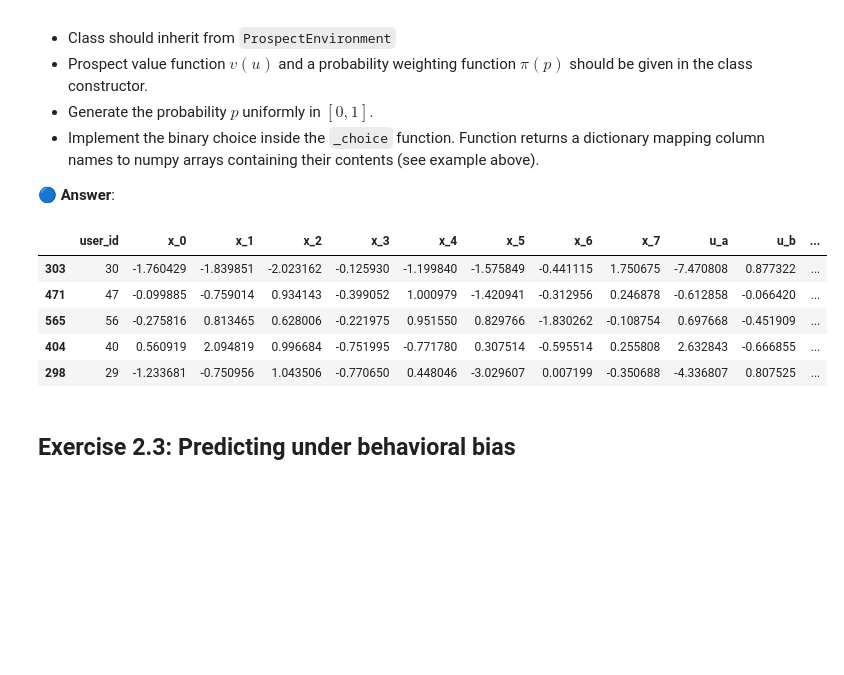
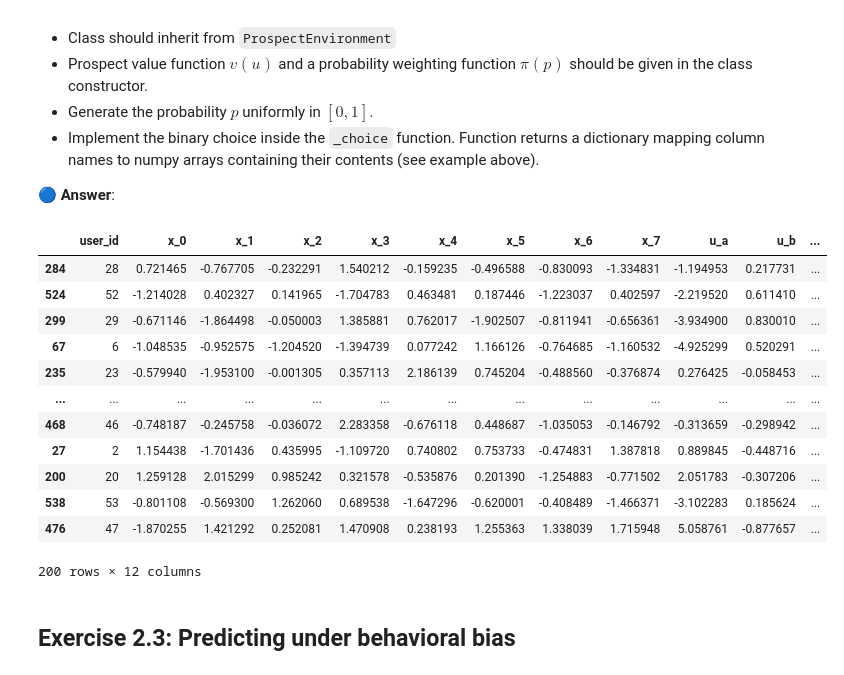
Before and after one commit to haneenna1/Machine-learnign-and-human-behaviour, a Jupyter notebook: Workshop1/236608-WS1.ipynb, the cells around one changed output. Saved outputs shown, nothing was run; the diff lists cells and outputs as text; code cells hidden in the pictures; blank space fills up the shorter version.

```diff
--- a/Workshop1/236608-WS1.ipynb
+++ b/Workshop1/236608-WS1.ipynb
@@ -761,8 +761,8 @@ Based on the example above, implement the `BehavioralProspectEnvironment` class
 # %%
 ## YOUR SOLUTION
 class BehavioralProspectEnvironment(ProspectEnvironment):
-    def __init__(self, f_val, f_pi):
-        p_a = np.random.uniform(0,1)
+    def __init__(self, f_val, f_pi, p = 0.3):
+        p_a = p
         self.p = [p_a, 1-p_a]
         self.f_pi = f_pi
         self.f_val = f_val
@@ -785,45 +785,53 @@ class BehavioralProspectEnvironment(ProspectEnvironment):
         u_a = self._true_value(users[0], items)
         u_b = self._true_value(users[1], items)
 
         return {
             'u_a':u_a,
             'u_b':u_b,
             'rational_choice': np.array([self.f_pi(self.p[0])*np.array(self.f_val(u_a_i))
                                   + self.f_pi(self.p[1])*np.array(self.f_val(u_b_i)) >= 0
                                   for (u_a_i, u_b_i) in zip(u_a, u_b)])
 
         }
 
 
 ### Test for correctness:
-alpha = 0.88
-beta = 0.88
-gamma = 2.5
-f_val = PowerLossAversion(alpha, beta, gamma)
+# alpha = 0.88
 
-def f_pi(u):
-  return u+0.1 if u<0.1 else u
+# beta = 0.88
+# gamma = 2.5
+# f_val = PowerLossAversion(alpha, beta, gamma)
+
+# def f_pi(u):
+#   return u+0.1 if u<0.1 else u
 
 # rational_env_example = BehavioralProspectEnvironment(f_val, f_pi)
 # users = rational_env_example._generate_user_attributes(2)
 # items = rational_env_example._generate_item_attributes(2)
 # choice_dict = rational_env_example._choice(users, items)
 
 # print(choice_dict)
 # rational_train_df, rational_eval_df = rational_env_example.generate_train_eval_datasets(n_users=100)
 # rational_train_df.sample(5)
 
 
 behavioral_env_example = BehavioralProspectEnvironment(f_val, f_pi)
 rational_train_df, rational_eval_df = behavioral_env_example.generate_train_eval_datasets(n_users=100)
-rational_train_df.sample(5)
+rational_train_df.sample(200)
 # %% [output]
 |  | user_id | x_0 | x_1 | x_2 | x_3 | x_4 | x_5 | x_6 | x_7 | u_a | u_b | ... |
-| 303 | 30 | -1.760429 | -1.839851 | -2.023162 | -0.125930 | -1.199840 | -1.575849 | -0.441115 | 1.750675 | -7.470808 | 0.877322 | ... |
-| 471 | 47 | -0.099885 | -0.759014 | 0.934143 | -0.399052 | 1.000979 | -1.420941 | -0.312956 | 0.246878 | -0.612858 | -0.066420 | ... |
-| 565 | 56 | -0.275816 | 0.813465 | 0.628006 | -0.221975 | 0.951550 | 0.829766 | -1.830262 | -0.108754 | 0.697668 | -0.451909 | ... |
-| 404 | 40 | 0.560919 | 2.094819 | 0.996684 | -0.751995 | -0.771780 | 0.307514 | -0.595514 | 0.255808 | 2.632843 | -0.666855 | ... |
-| 298 | 29 | -1.233681 | -0.750956 | 1.043506 | -0.770650 | 0.448046 | -3.029607 | 0.007199 | -0.350688 | -4.336807 | 0.807525 | ... |
+| 284 | 28 | 0.721465 | -0.767705 | -0.232291 | 1.540212 | -0.159235 | -0.496588 | -0.830093 | -1.334831 | -1.194953 | 0.217731 | ... |
+| 524 | 52 | -1.214028 | 0.402327 | 0.141965 | -1.704783 | 0.463481 | 0.187446 | -1.223037 | 0.402597 | -2.219520 | 0.611410 | ... |
+| 299 | 29 | -0.671146 | -1.864498 | -0.050003 | 1.385881 | 0.762017 | -1.902507 | -0.811941 | -0.656361 | -3.934900 | 0.830010 | ... |
+| 67 | 6 | -1.048535 | -0.952575 | -1.204520 | -1.394739 | 0.077242 | 1.166126 | -0.764685 | -1.160532 | -4.925299 | 0.520291 | ... |
+| 235 | 23 | -0.579940 | -1.953100 | -0.001305 | 0.357113 | 2.186139 | 0.745204 | -0.488560 | -0.376874 | 0.276425 | -0.058453 | ... |
+| ... | ... | ... | ... | ... | ... | ... | ... | ... | ... | ... | ... | ... |
+| 468 | 46 | -0.748187 | -0.245758 | -0.036072 | 2.283358 | -0.676118 | 0.448687 | -1.035053 | -0.146792 | -0.313659 | -0.298942 | ... |
+| 27 | 2 | 1.154438 | -1.701436 | 0.435995 | -1.109720 | 0.740802 | 0.753733 | -0.474831 | 1.387818 | 0.889845 | -0.448716 | ... |
+| 200 | 20 | 1.259128 | 2.015299 | 0.985242 | 0.321578 | -0.535876 | 0.201390 | -1.254883 | -0.771502 | 2.051783 | -0.307206 | ... |
+| 538 | 53 | -0.801108 | -0.569300 | 1.262060 | 0.689538 | -1.647296 | -0.620001 | -0.408489 | -1.466371 | -3.102283 | 0.185624 | ... |
+| 476 | 47 | -1.870255 | 1.421292 | 0.252081 | 1.470908 | 0.238193 | 1.255363 | 1.338039 | 1.715948 | 5.058761 | -0.877657 | ... |
+200 rows × 12 columns
 # %% [markdown]
 ## Exercise 2.3: Predicting under behavioral bias
 # %% [markdown]
```
Also changed, not shown: parts of 18 cells of this notebook.
